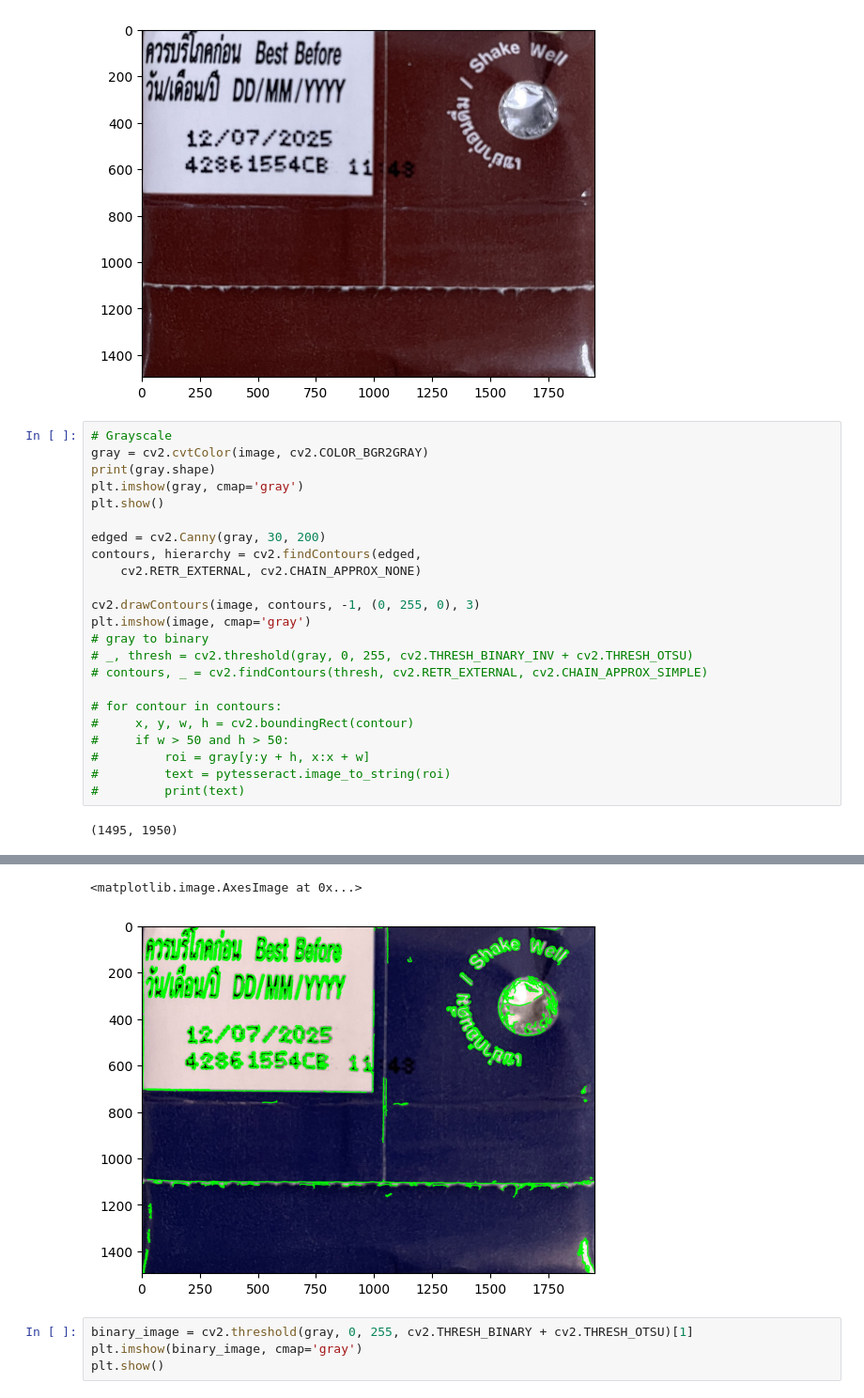
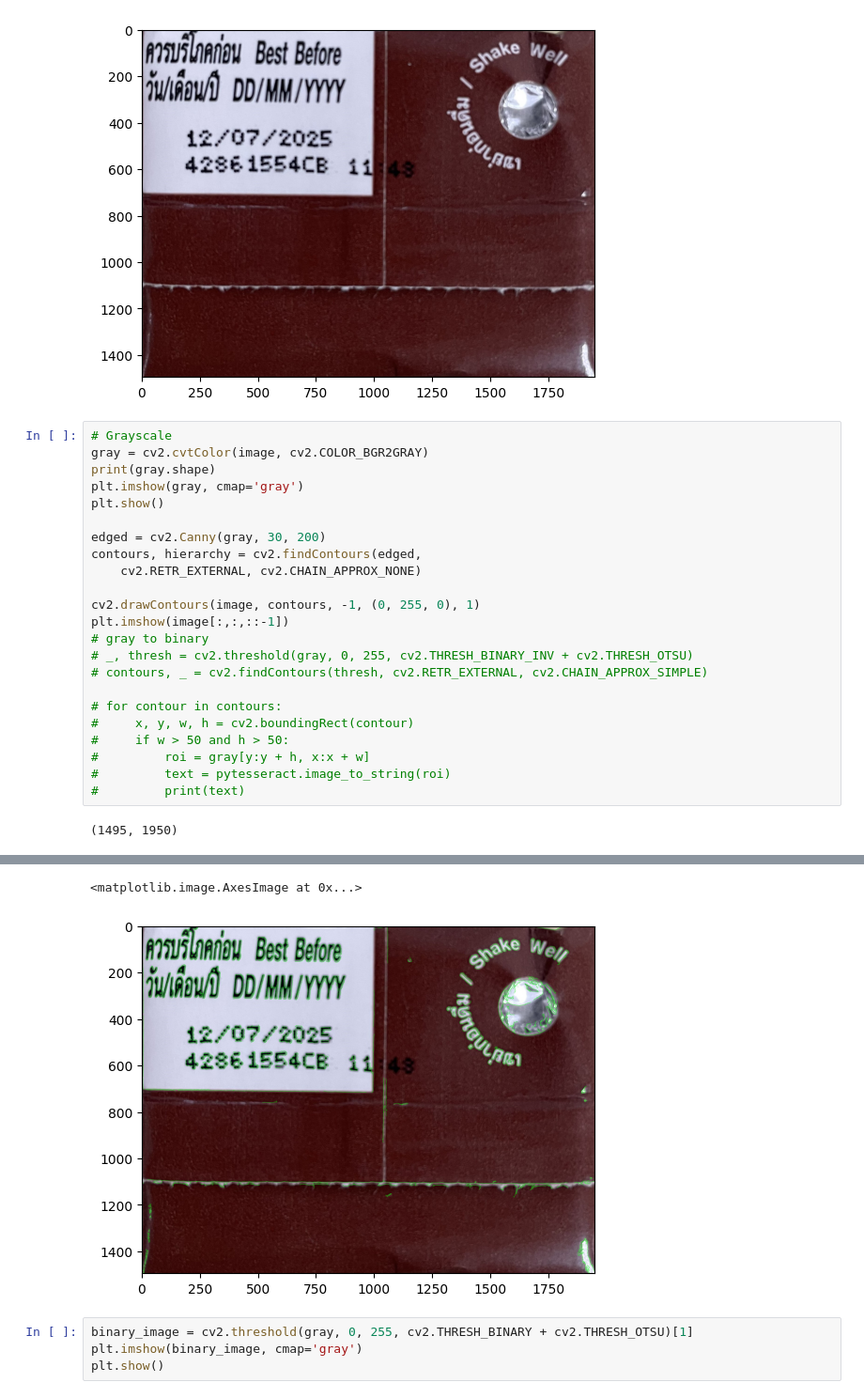
Before and after one commit to swift-dynamics/F-N-defect-detection, a Jupyter notebook: notebook/lab1.ipynb, the cells around one changed output, grey strips where cells are left out. Shown at 94% size. Cells and saved outputs as stored; diff of their text form.

```diff
--- a/notebook/lab1.ipynb
+++ b/notebook/lab1.ipynb
@@ -18,31 +18,31 @@ plt.imshow(image[:,:,::-1])
 # %%
 # Grayscale
 gray = cv2.cvtColor(image, cv2.COLOR_BGR2GRAY)
 print(gray.shape)
 plt.imshow(gray, cmap='gray')
 plt.show()
 
 edged = cv2.Canny(gray, 30, 200)
 contours, hierarchy = cv2.findContours(edged,
     cv2.RETR_EXTERNAL, cv2.CHAIN_APPROX_NONE)
 
-cv2.drawContours(image, contours, -1, (0, 255, 0), 3)
-plt.imshow(image, cmap='gray')
+cv2.drawContours(image, contours, -1, (0, 255, 0), 1)
+plt.imshow(image[:,:,::-1])
 # gray to binary
 # _, thresh = cv2.threshold(gray, 0, 255, cv2.THRESH_BINARY_INV + cv2.THRESH_OTSU)
 # contours, _ = cv2.findContours(thresh, cv2.RETR_EXTERNAL, cv2.CHAIN_APPROX_SIMPLE)
 
 # for contour in contours:
 #     x, y, w, h = cv2.boundingRect(contour)
 #     if w > 50 and h > 50:
 #         roi = gray[y:y + h, x:x + w]
 #         text = pytesseract.image_to_string(roi)
 #         print(text)
 # %% [output]
 (1495, 1950)
 [figure]
 <matplotlib.image.AxesImage at 0x...>
-[figure, old version]
+[figure, new version]
 # %%
 binary_image = cv2.threshold(gray, 0, 255, cv2.THRESH_BINARY + cv2.THRESH_OTSU)[1]
 plt.imshow(binary_image, cmap='gray')
```
Also changed, not shown: parts of 1 cell of this notebook.
